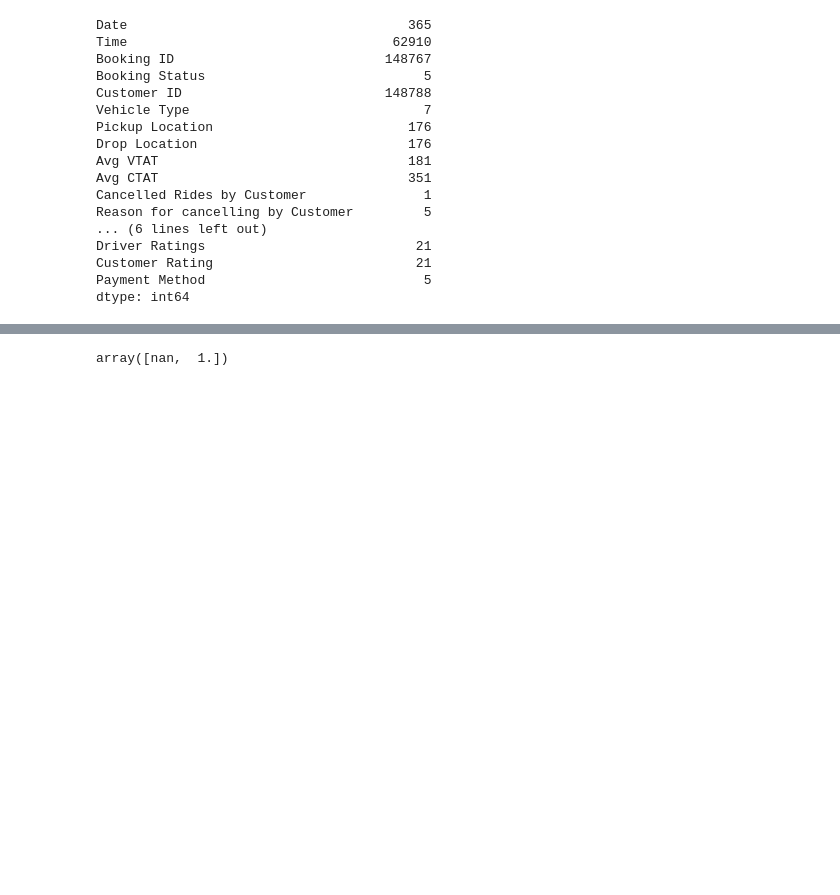
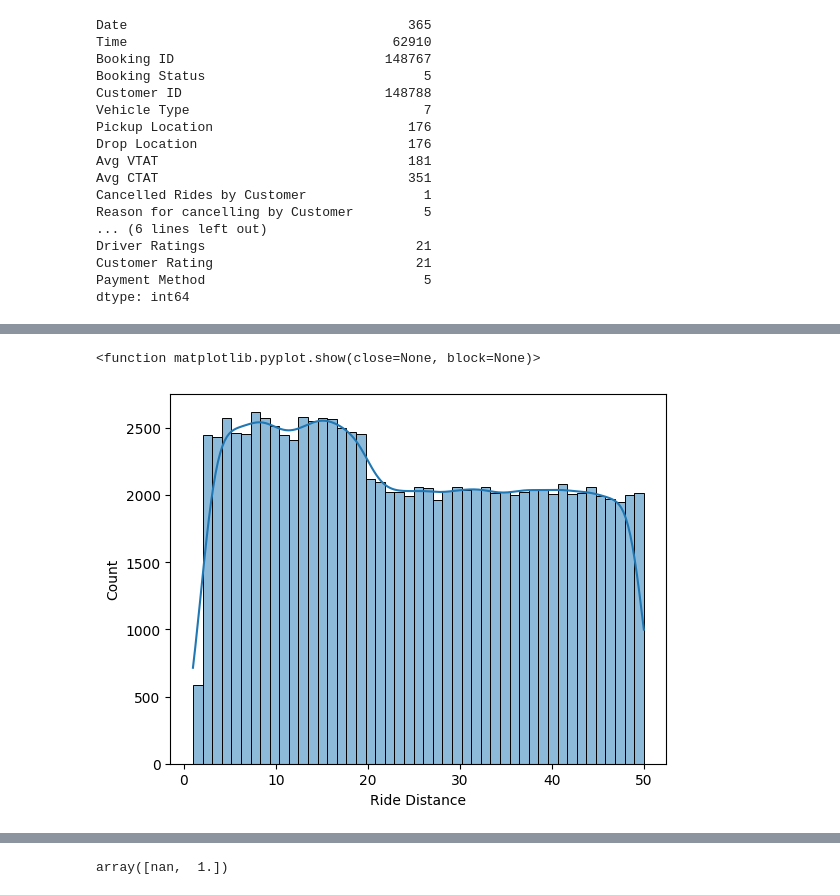
Before and after one commit to matiasobregon/diplo-ia_up_tp1, a Jupyter notebook: tp1.ipynb, the cells around one changed output, grey strips where cells are left out. Drawn from its saved outputs; the diff is of its cells as text; code cells hidden in the pictures; blank space fills up the shorter version.

```diff
--- a/tp1.ipynb
+++ b/tp1.ipynb
@@ -121,0 +134,6 @@ dtype: int64
+# %%
+sns.histplot(df['Ride Distance'], kde=True)
+plt.show
+# %% [output]
+<function matplotlib.pyplot.show(close=None, block=None)>
+[figure, added]
```
Also changed, not shown: parts of 8 cells of this notebook.
